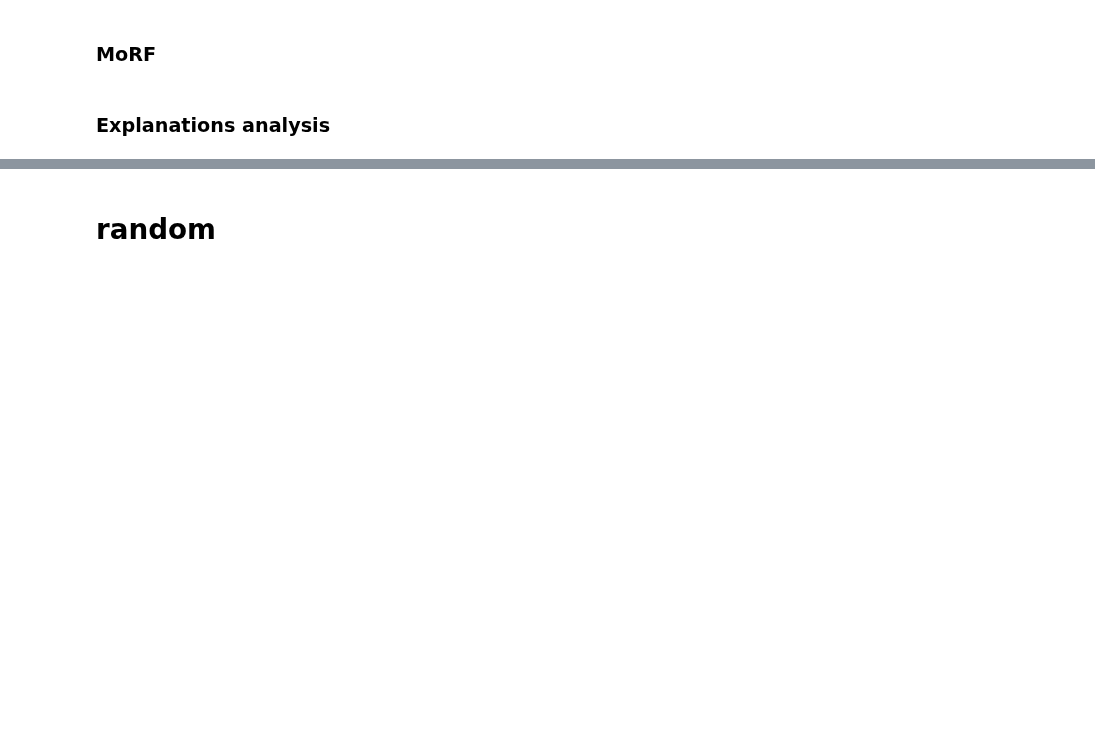
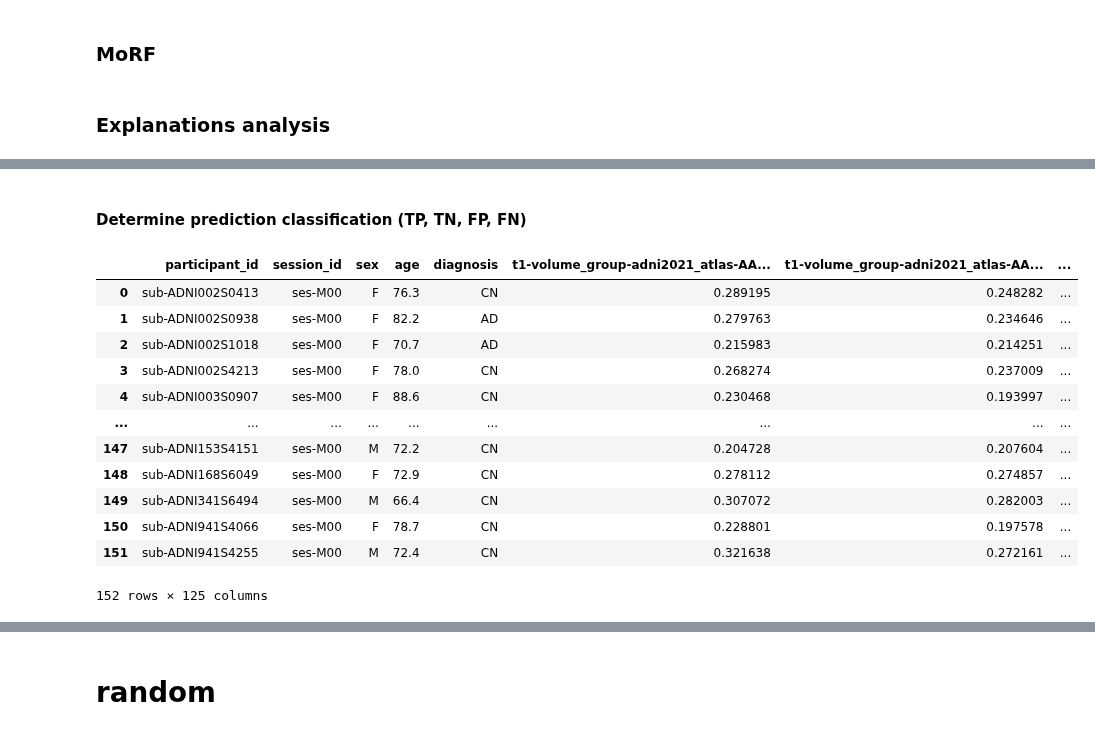
Before and after one commit to cosasha97/interpretability-dl-ndd, a Jupyter notebook: experiments.ipynb, the cells around one changed output, grey strips where cells are left out. Cells and saved outputs as stored; diff of their text form; code cells hidden in the pictures; blank space fills up the shorter version.

Commit message:
prediction analysis

```diff
--- a/experiments.ipynb
+++ b/experiments.ipynb
@@ -440,0 +451,23 @@ scores = compute_scores('results/models/model_85/attribution_maps/GC/val/age', a
+# %% [markdown]
+#### Determine prediction classification (TP, TN, FP, FN)
+# %%
+prediction_path = 'results/models/model_85/predictions/'
+dataset = 'val'
+# %%
+raw_target_df = pd.read_csv(os.path.join(prediction_path, dataset, 'raw_target_df.csv'))
+# %%
+raw_target_df
+# %% [output]
+|  | participant_id | session_id | sex | age | diagnosis | t1-volume_group-adni2021_atlas-AA... | t1-volume_group-adni2021_atlas-AA... | ... |
+| 0 | sub-ADNI002S0413 | ses-M00 | F | 76.3 | CN | 0.289195 | 0.248282 | ... |
+| 1 | sub-ADNI002S0938 | ses-M00 | F | 82.2 | AD | 0.279763 | 0.234646 | ... |
+| 2 | sub-ADNI002S1018 | ses-M00 | F | 70.7 | AD | 0.215983 | 0.214251 | ... |
+| 3 | sub-ADNI002S4213 | ses-M00 | F | 78.0 | CN | 0.268274 | 0.237009 | ... |
+| 4 | sub-ADNI003S0907 | ses-M00 | F | 88.6 | CN | 0.230468 | 0.193997 | ... |
+| ... | ... | ... | ... | ... | ... | ... | ... | ... |
+| 147 | sub-ADNI153S4151 | ses-M00 | M | 72.2 | CN | 0.204728 | 0.207604 | ... |
+| 148 | sub-ADNI168S6049 | ses-M00 | F | 72.9 | CN | 0.278112 | 0.274857 | ... |
+| 149 | sub-ADNI341S6494 | ses-M00 | M | 66.4 | CN | 0.307072 | 0.282003 | ... |
+| 150 | sub-ADNI941S4066 | ses-M00 | F | 78.7 | CN | 0.228801 | 0.197578 | ... |
+| 151 | sub-ADNI941S4255 | ses-M00 | M | 72.4 | CN | 0.321638 | 0.272161 | ... |
+152 rows × 125 columns
```
Also changed, not shown: parts of 19 cells of this notebook, 2 other files.
